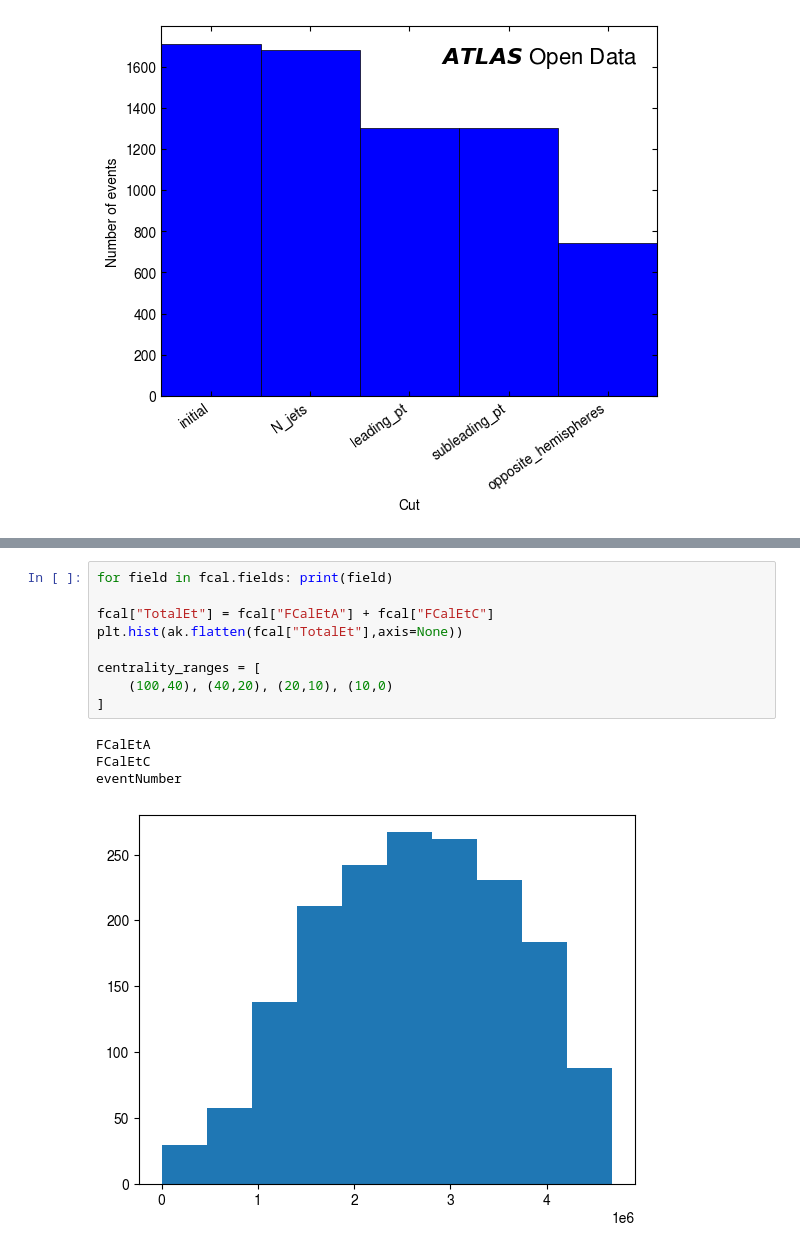
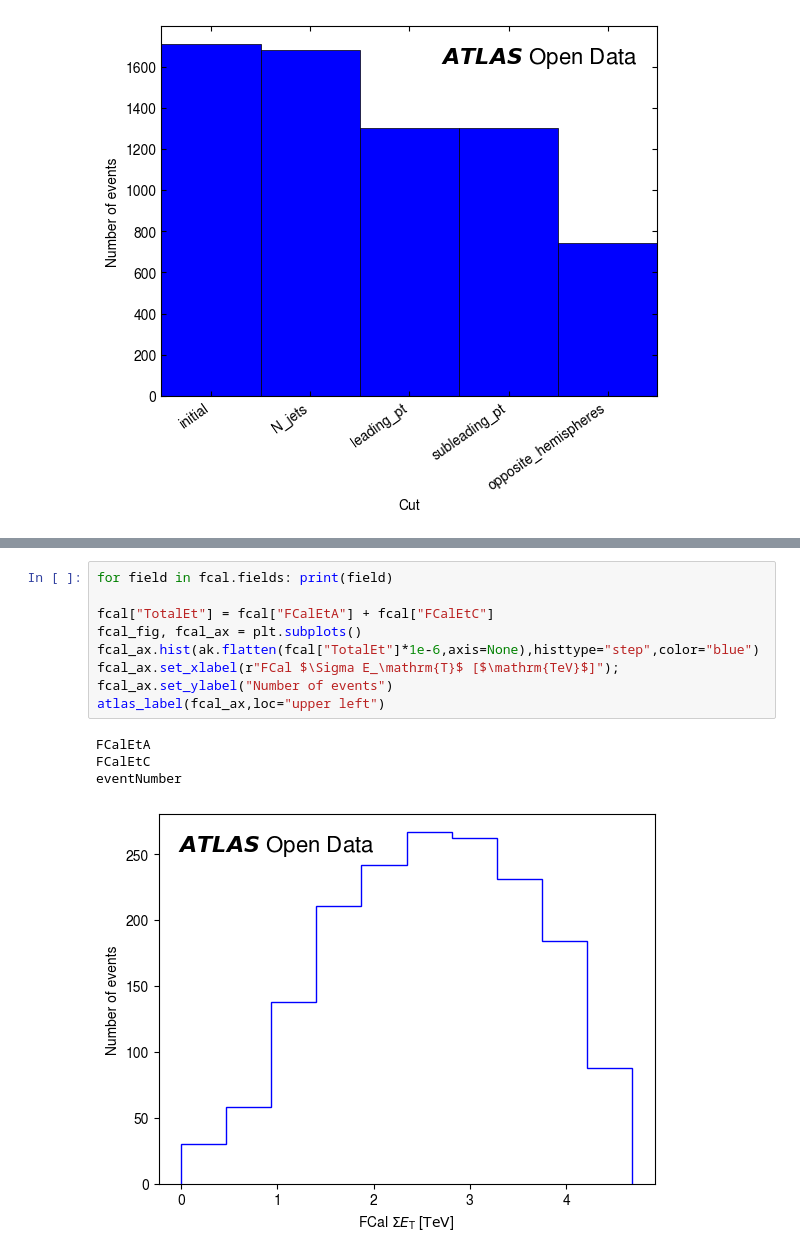
Before and after one commit to rjackson-lancs/notebooks-collection-opendata, a Jupyter notebook: for-research/heavy-ion-hard-probes/data.ipynb, the cells around one changed output, grey strips where cells are left out. Saved outputs shown, nothing was run; the diff lists cells and outputs as text.

```diff
--- a/for-research/heavy-ion-hard-probes/data.ipynb
+++ b/for-research/heavy-ion-hard-probes/data.ipynb
@@ -158,14 +166,13 @@ inner_ticks(AJ_ax); atlas_label(AJ_ax)
 # %%
 for field in fcal.fields: print(field)
 
 fcal["TotalEt"] = fcal["FCalEtA"] + fcal["FCalEtC"]
-plt.hist(ak.flatten(fcal["TotalEt"],axis=None))
-
-centrality_ranges = [
-    (100,40), (40,20), (20,10), (10,0)
-]
+fcal_fig, fcal_ax = plt.subplots()
+fcal_ax.hist(ak.flatten(fcal["TotalEt"]*1e-6,axis=None),histtype="step",color="blue")
+fcal_ax.set_xlabel(r"FCal $\Sigma E_\mathrm{T}$ [$\mathrm{TeV}$]"); fcal_ax.set_ylabel("Number of events")
+atlas_label(fcal_ax,loc="upper left")
 # %% [output]
 FCalEtA
 FCalEtC
 eventNumber
-[figure, old version]
+[figure, new version]
```
Also changed, not shown: parts of 12 cells of this notebook.
